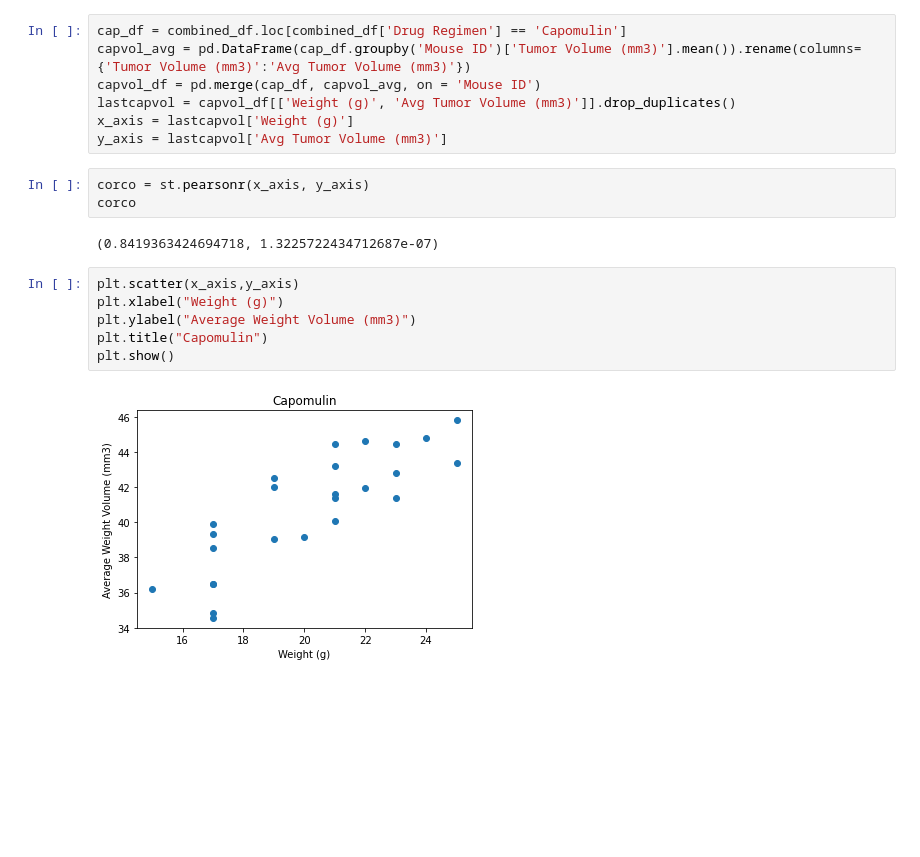
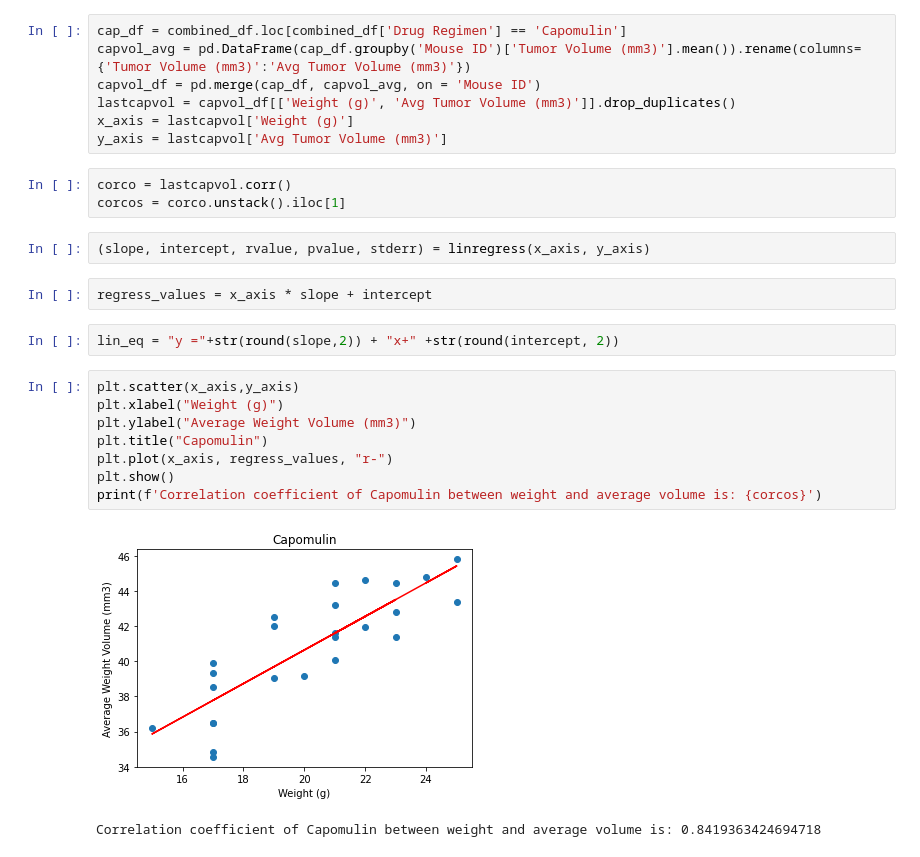
Before and after one commit to E-Weber/matplotlib-challenge, a Jupyter notebook: Instructions/Pymaceuticals/pymaceuticals_starter.ipynb, the cells around one changed output. Cells and saved outputs as stored; diff of their text form; blank space fills up the shorter version.

```diff
--- a/Instructions/Pymaceuticals/pymaceuticals_starter.ipynb
+++ b/Instructions/Pymaceuticals/pymaceuticals_starter.ipynb
@@ -546,16 +547,23 @@ capvol_df = pd.merge(cap_df, capvol_avg, on = 'Mouse ID')
 lastcapvol = capvol_df[['Weight (g)', 'Avg Tumor Volume (mm3)']].drop_duplicates()
 x_axis = lastcapvol['Weight (g)']
 y_axis = lastcapvol['Avg Tumor Volume (mm3)']
-# %%
-corco = st.pearsonr(x_axis, y_axis)
-corco
-# %% [output]
-(0.8419363424694718, 1.3225722434712687e-07)
+# %%
+corco = lastcapvol.corr()
+corcos = corco.unstack().iloc[1]
+# %%
+(slope, intercept, rvalue, pvalue, stderr) = linregress(x_axis, y_axis)
+# %%
+regress_values = x_axis * slope + intercept
+# %%
+lin_eq = "y ="+str(round(slope,2)) + "x+" +str(round(intercept, 2))
 # %%
 plt.scatter(x_axis,y_axis)
 plt.xlabel("Weight (g)")
 plt.ylabel("Average Weight Volume (mm3)")
 plt.title("Capomulin")
+plt.plot(x_axis, regress_values, "r-")
 plt.show()
+print(f'Correlation coefficient of Capomulin between weight and average volume is: {corcos}')
 # %% [output]
-[figure, old version]
+[figure, new version]
+Correlation coefficient of Capomulin between weight and average volume is: 0.8419363424694718
```
Also changed, not shown: parts of 1 cell of this notebook.
